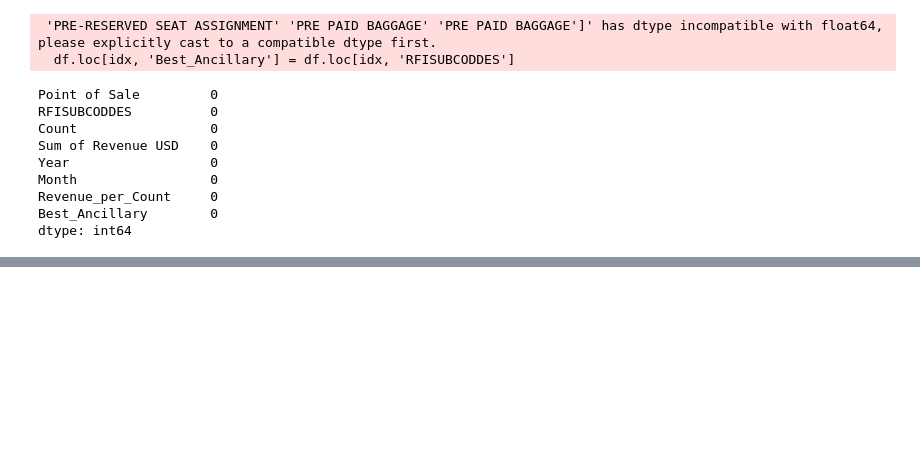
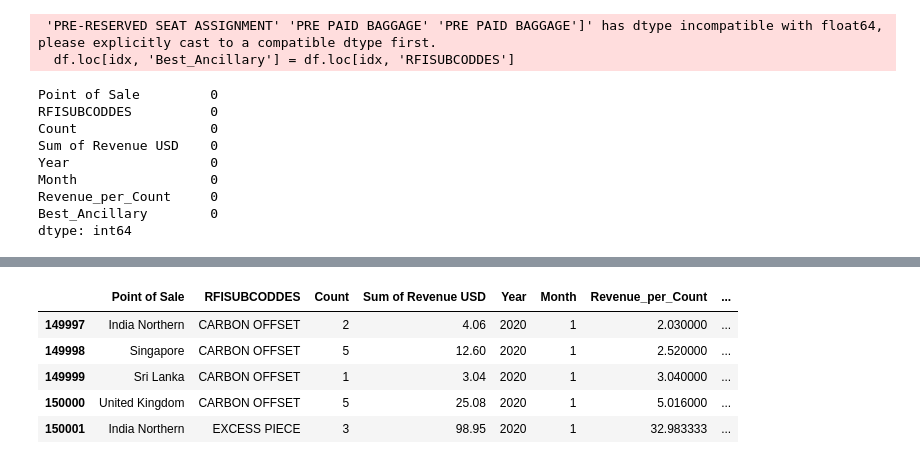
Before and after one commit to dilanmalaviarachchi/RFISUBCODDES-Predictor, a Jupyter notebook: RFISUBCODDES Predictor/code new.ipynb, the cells around one changed output, grey strips where cells are left out. Saved outputs shown, nothing was run; the diff lists cells and outputs as text; code cells hidden in the pictures; blank space fills up the shorter version.

```diff
--- a/RFISUBCODDES Predictor/code new.ipynb
+++ b/RFISUBCODDES Predictor/code new.ipynb
@@ -312,0 +188,9 @@ Model Accuracy: 80.46%
+# %%
+df.tail(5)
+# %% [output]
+|  | Point of Sale | RFISUBCODDES | Count | Sum of Revenue USD | Year | Month | Revenue_per_Count | ... |
+| 149997 | India Northern | CARBON OFFSET | 2 | 4.06 | 2020 | 1 | 2.030000 | ... |
+| 149998 | Singapore | CARBON OFFSET | 5 | 12.60 | 2020 | 1 | 2.520000 | ... |
+| 149999 | Sri Lanka | CARBON OFFSET | 1 | 3.04 | 2020 | 1 | 3.040000 | ... |
+| 150000 | United Kingdom | CARBON OFFSET | 5 | 25.08 | 2020 | 1 | 5.016000 | ... |
+| 150001 | India Northern | EXCESS PIECE | 3 | 98.95 | 2020 | 1 | 32.983333 | ... |
```
Also changed, not shown: parts of 24 cells of this notebook.
